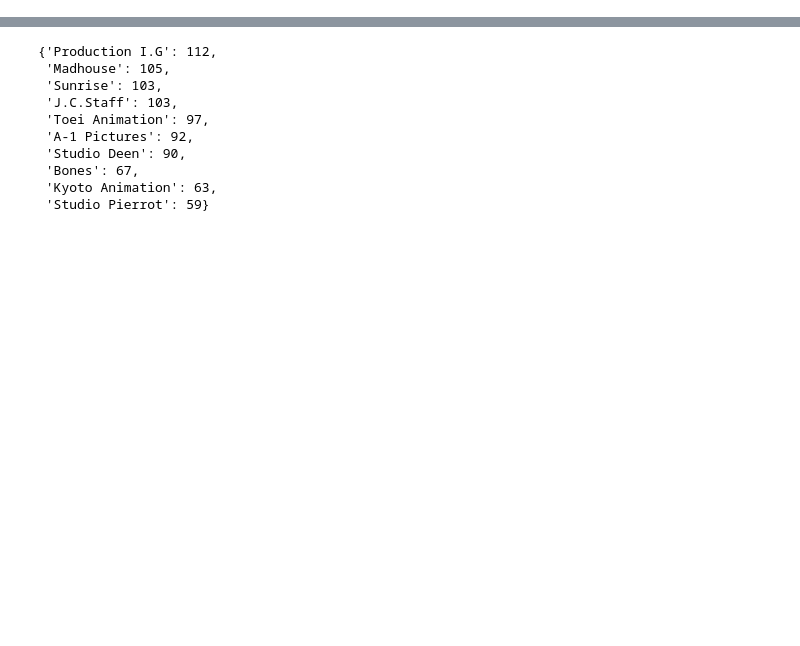
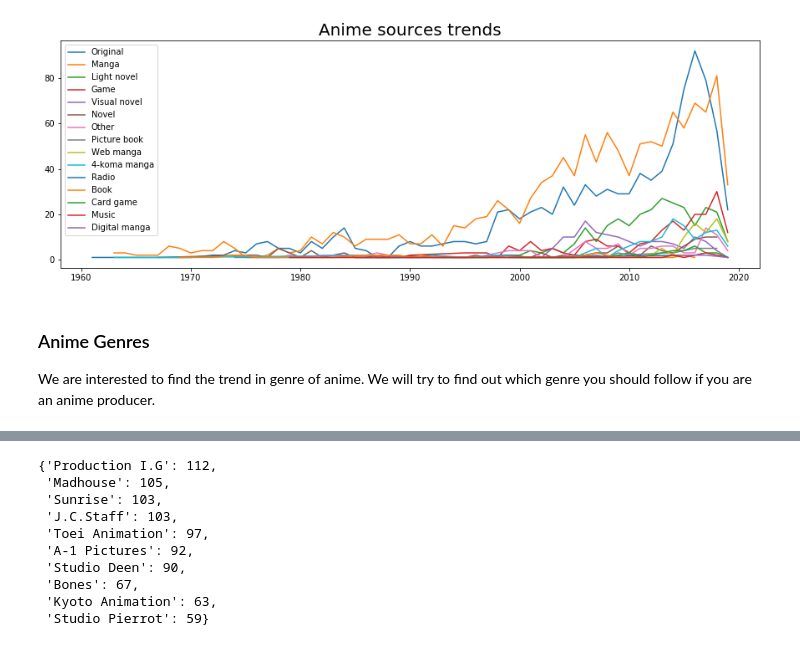
Before and after one commit to physics91si/spring19-final-project-patinkaew, a Jupyter notebook: project.ipynb, the cells around one changed output, grey strips where cells are left out. Drawn from its saved outputs; the diff is of its cells as text; code cells hidden in the pictures; blank space fills up the shorter version.

```diff
--- a/project.ipynb
+++ b/project.ipynb
@@ -122,0 +103,8 @@ def is_good_anime(i):
+# %%
+#find which sources anime come from
+animeSource = animeDF.loc[:, ' source']
+animeSource = animeSource.fillna('')
+source_count = animeSource.value_counts().to_dict()
+source_count.pop('Unknown')
+source_count.pop('')
+source_count
@@ -122,0 +127,29 @@ def is_good_anime(i):
+# %%
+source_type = source_count.keys()
+source_trend = {}
+for index, source in enumerate(animeSource):
+    if source in source_type:
+        if animePremier[index] != '':
+            season, year = parse_list_text(animePremier[index], ' ')
+            year = int(year)
+            if source in source_trend:
+                if year in source_trend[source]:
+                    source_trend[source][year] += 1
+                else:
+                    source_trend[source][year] = 1
+            else :
+                source_trend[source] = {}
+                source_trend[source][year] = 1
+
+plt.figure(figsize = (15, 5))
+for index, source in enumerate(source_trend):
+    plt.plot(*zip(*sorted(source_trend[source].items())), label = source)
+plt.legend()
+plt.title('Anime sources trends', fontsize = 20)
+plt.show()
+# %% [output]
+[figure, added]
+# %% [markdown]
+### Anime Genres
+
+We are interested to find the trend in genre of anime. We will try to find out which genre you should follow if you are an anime producer.
```
Also changed, not shown: parts of 64 cells of this notebook.
